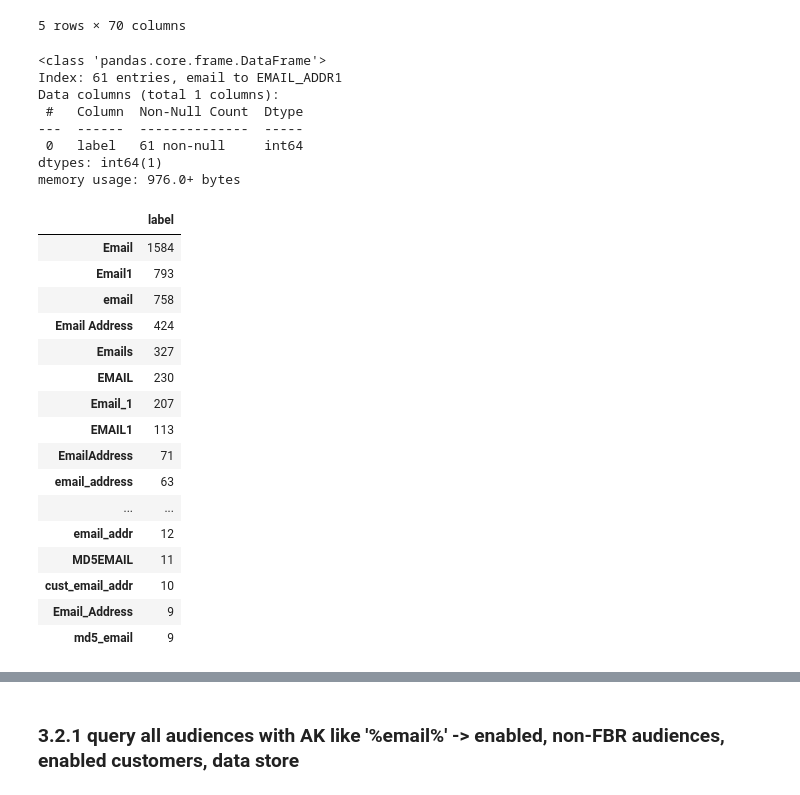
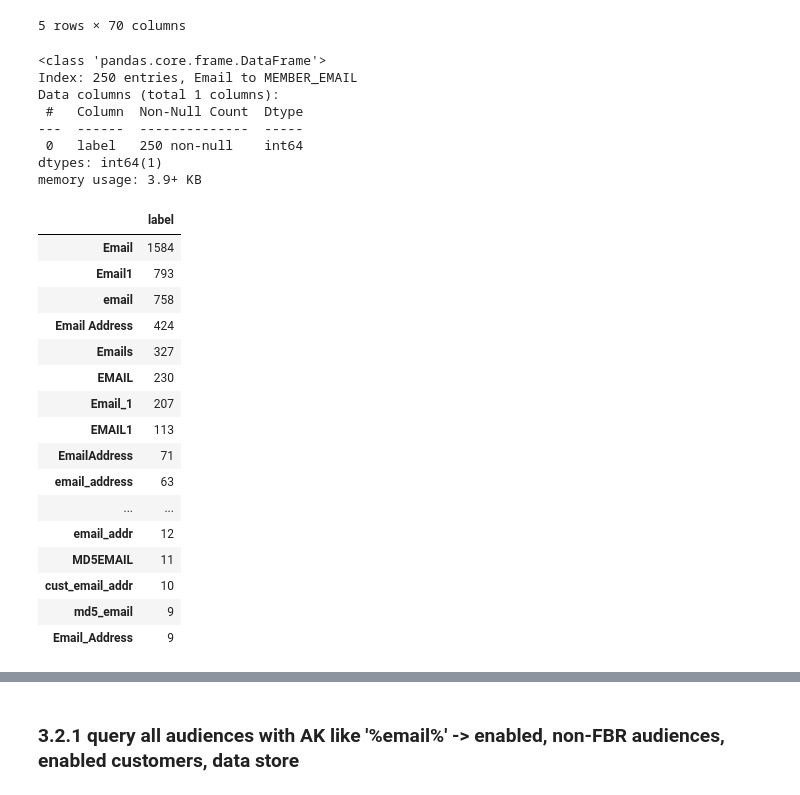
Before and after one commit to anthonylschultz/Product-Investigations, a Jupyter notebook: 20200417_AK_analysis.ipynb, the cells around one changed output, grey strips where cells are left out. Saved outputs shown, nothing was run; the diff lists cells and outputs as text; code cells hidden in the pictures.

```diff
--- a/20200417_AK_analysis.ipynb
+++ b/20200417_AK_analysis.ipynb
@@ -223,18 +223,18 @@ raw_emails_all_audiences.head(5)
 | 4 | 11358 | 2288 | 0 | Email | 2288.0 | 400648 | 235 | ... |
 5 rows × 70 columns
 # %%
-values = pd.DataFrame(raw_emails_all_audiences["label"].value_counts())
+raw_email_values = pd.DataFrame(raw_emails_all_audiences["label"].value_counts())
 # %%
-values.info()
+raw_email_values.info()
 # %% [output]
 <class 'pandas.core.frame.DataFrame'>
-Index: 61 entries, email to EMAIL_ADDR1
+Index: 250 entries, Email to MEMBER_EMAIL
 Data columns (total 1 columns):
  #   Column  Non-Null Count  Dtype
 ---  ------  --------------  -----
- 0   label   61 non-null     int64
+ 0   label   250 non-null    int64
 dtypes: int64(1)
-memory usage: 976.0+ bytes
+memory usage: 3.9+ KB
 # %%
 # normalize email columns (raw, MD5, SHA1, SHA256)
 raw_emails_all_audiences["label"].replace({"Email":"email",
@@ -457,25 +457,25 @@ raw_emails_all_audiences["label"].replace({"Email":"email",
                              "AlternateEmail":"email"
                             }, inplace = True)
 # %%
-values.head(25)
+raw_email_values.head(25)
 # %% [output]
 |  | label |
 | Email | 1584 |
 | Email1 | 793 |
 | email | 758 |
 | Email Address | 424 |
 | Emails | 327 |
 | EMAIL | 230 |
 | Email_1 | 207 |
 | EMAIL1 | 113 |
 | EmailAddress | 71 |
 | email_address | 63 |
 | ... | ... |
 | email_addr | 12 |
 | MD5EMAIL | 11 |
 | cust_email_addr | 10 |
+| md5_email | 9 |
 | Email_Address | 9 |
-| md5_email | 9 |
 # %%
 raw_emails_all_audiences["label"]
 # %% [output]
```
Also changed, not shown: parts of 23 cells of this notebook.
